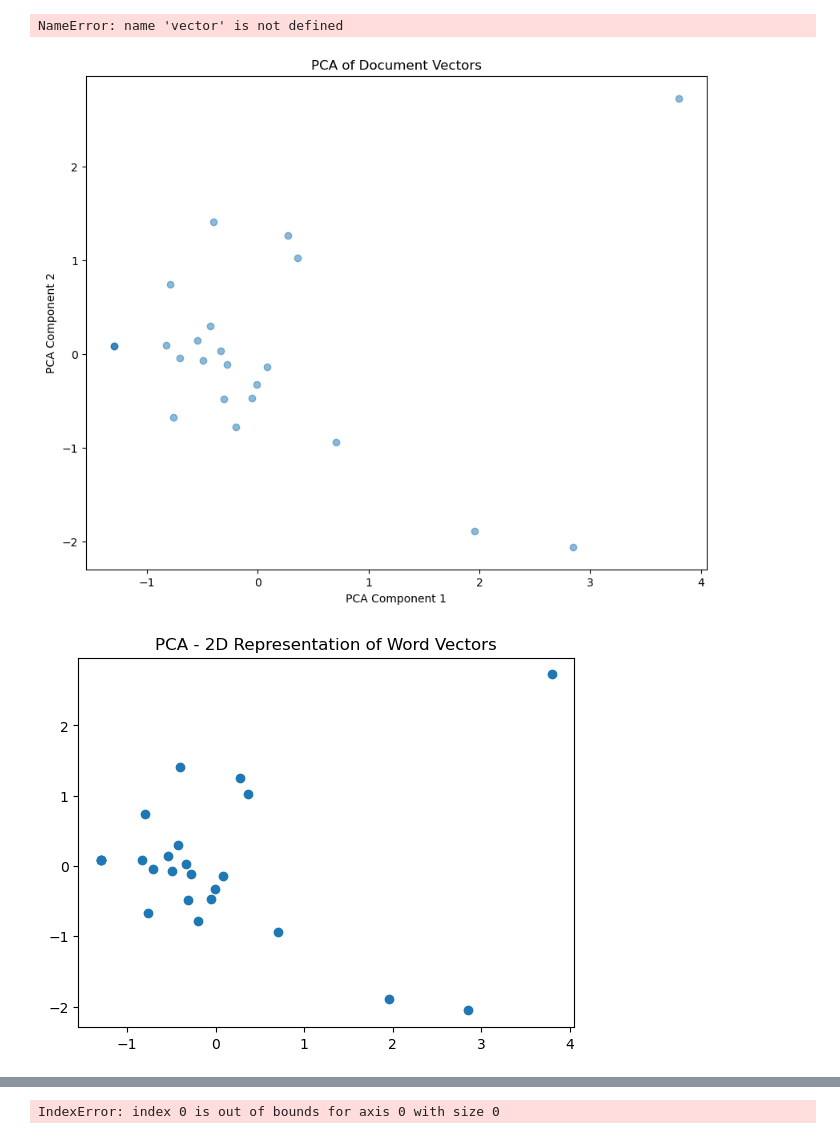
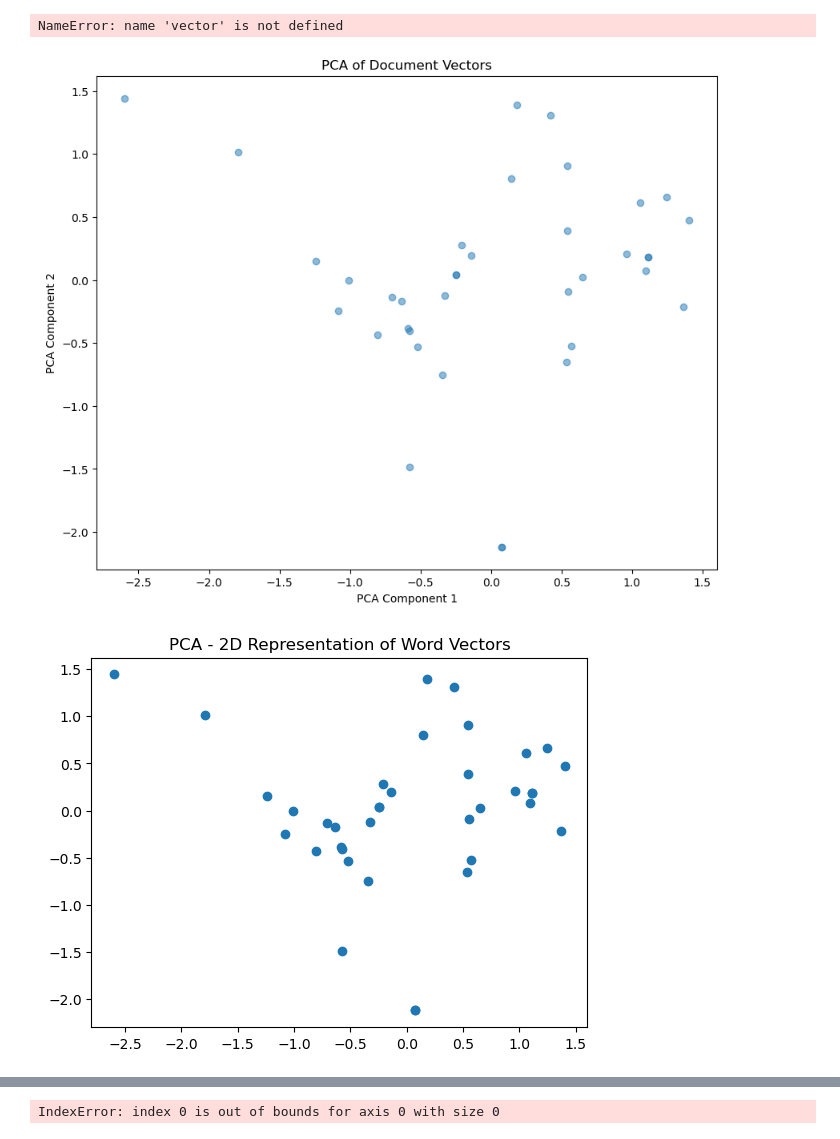
Before and after one commit to oscarhernandezmartinez/AI_WORKSHOP, a Jupyter notebook: TEAM2_EMR_AI_WORKSHOP.ipynb, the cells around one changed output, grey strips where cells are left out. Saved outputs shown, nothing was run; the diff lists cells and outputs as text; code cells hidden in the pictures.

```diff
--- a/TEAM2_EMR_AI_WORKSHOP.ipynb
+++ b/TEAM2_EMR_AI_WORKSHOP.ipynb
@@ -828,0 +2106,29 @@ Name: vector, dtype: object
+# %%
+import pandas as pd
+import numpy as np
+from sklearn.cluster import DBSCAN
+import spacy
+
+# Load spaCy model
+nlp = spacy.load('en_core_web_md')  # Ensure you have this model installed
+
+
+# Convert text to vectors using spaCy
+d['vector'] = d['processed'].apply(lambda doc: nlp(doc).vector)
+
+# Convert the 'vector' column to a 2D numpy array
+X = np.array(d['vector'].tolist())
+
+# Initialize DBSCAN
+dbscan = DBSCAN(eps=0.5, min_samples=2, metric='cosine')  # Adjust parameters as needed
+
+# Fit the model
+dbscan.fit(X)
+
+# Get the labels
+labels = dbscan.labels_
+
+# Add the labels to the DataFrame
+d['Cluster'] = labels
+
+print(d[['processed', 'Cluster']])
@@ -851,5 +2159,5 @@ priority_data
 # Perform K-means clustering
 from sklearn.cluster import KMeans
 kmeans = KMeans(n_clusters=3, random_state=0)
-emr_data['vector'] = kmeans.fit_predict(priority_data)
+d['vector'] = kmeans.fit_predict(d)
 # %% [output]
@@ -871,7 +2179,7 @@ import matplotlib.pyplot as plt
 
 # Apply PCA to reduce to 2 components for visualization
 pca = PCA(n_components=5)
-reduced_vectors = pca.fit_transform(emr_data['vector'].tolist())
+reduced_vectors = pca.fit_transform(d['vector'].tolist())
 
 # Plot the reduced vectors
 plt.figure(figsize=(10, 8))
@@ -881,21 +2189,21 @@ plt.xlabel('PCA Component 1')
 plt.ylabel('PCA Component 2')
 plt.show()
 # %% [output]
-[figure, old version]
+[figure, new version]
 # %%
 from sklearn.decomposition import PCA
 import matplotlib.pyplot as plt
 
 # Reduce to 2D using PCA
 pca = PCA(n_components=5)
-vectors_2d = pca.fit_transform(emr_data['vector'].tolist())
+vectors_2d = pca.fit_transform(d['vector'].tolist())
 
 # Plot the 2D vectors
 plt.scatter(vectors_2d[:, 0], vectors_2d[:, 1])
 plt.title('PCA - 2D Representation of Word Vectors')
 plt.show()
 # %% [output]
-[figure, old version]
+[figure, new version]
 # %%
 from sklearn.decomposition import PCA
 from sklearn.cluster import KMeans
```
Also changed, not shown: parts of 77 cells of this notebook, 5 other files.
